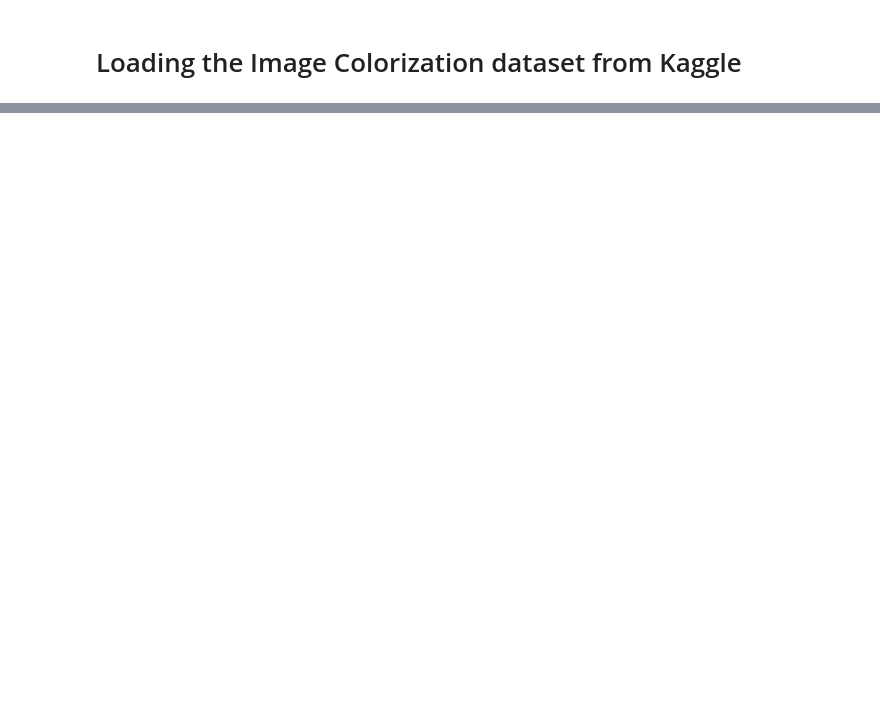
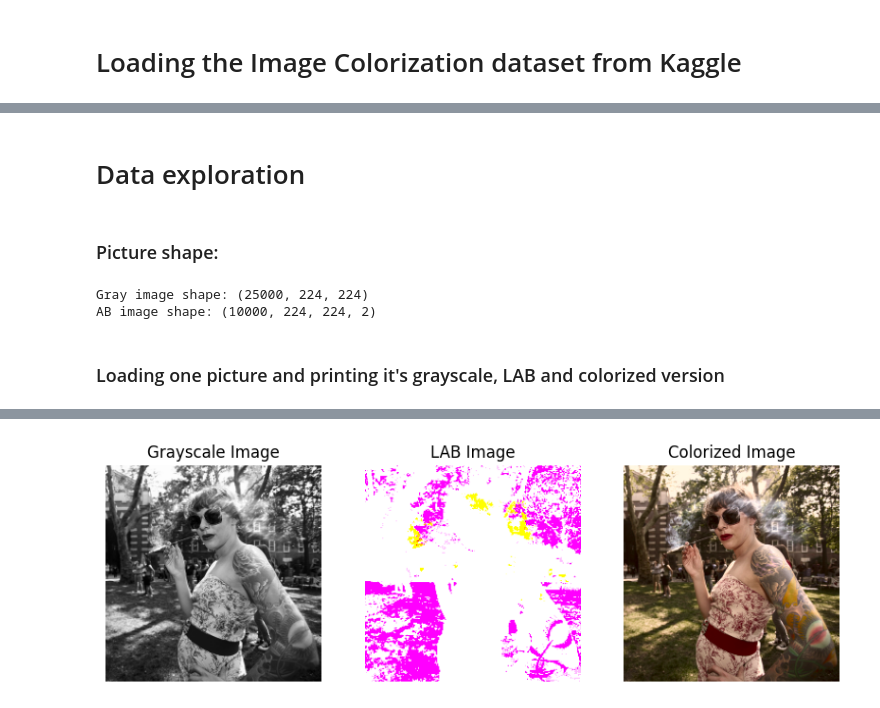
Before and after one commit to aandrijana/ColorizeIMG, a Jupyter notebook: ColorizeIMG.ipynb, the cells around one changed output, grey strips where cells are left out. Drawn from its saved outputs; the diff is of its cells as text; code cells hidden in the pictures; blank space fills up the shorter version.

Commit message:
Updated with Data Exploration

```diff
--- a/ColorizeIMG.ipynb
+++ b/ColorizeIMG.ipynb
@@ -57,0 +60,66 @@ os.listdir("image_colorization_data")
+# %% [markdown]
+# Data exploration
+# %% [markdown]
+### Picture shape:
+# %%
+import numpy as np
+l_channel = np.load("image_colorization_data/l/gray_scale.npy")
+ab1= np.load("image_colorization_data/ab/ab/ab1.npy")
+print("Gray image shape:", l_channel.shape)
+print("AB image shape:", ab1.shape)
+# %% [output]
+Gray image shape: (25000, 224, 224)
+AB image shape: (10000, 224, 224, 2)
+# %% [markdown]
+### Loading one picture and printing it's grayscale, LAB and colorized version
+# %%
+import cv2
+import matplotlib.pyplot as plt
+# Load grayscale L channel
+gray_images = np.load("image_colorization_data/l/gray_scale.npy")  # Shape: (N, 224, 224)
+
+# Load AB files
+ab1 = np.load("image_colorization_data/ab/ab/ab1.npy")
+ab2 = np.load("image_colorization_data/ab/ab/ab2.npy")
+ab3 = np.load("image_colorization_data/ab/ab/ab3.npy")
+index = 0
+
+
+if index < ab1.shape[0]:
+    ab = ab1[index]
+elif index < ab1.shape[0] + ab2.shape[0]:
+    ab = ab2[index - ab1.shape[0]]
+elif index < ab1.shape[0] + ab2.shape[0] + ab3.shape[0]:
+    ab = ab3[index - ab1.shape[0] - ab2.shape[0]]
+else:
+    raise ValueError("Index out of range for available AB data.")
+
+l_channel = gray_images[index]
+l_channel = (l_channel / 255.0) * 100  #In LAB color space, L values range from 0 to 100
+# Fix AB scaling from [20,226] → [-128,127]
+ab = ((ab - 20) / (226 - 20)) * (127 - (-128)) + (-128)
+
+# Merge into LAB format
+lab_image = np.dstack((l_channel, ab))
+
+# Convert LAB to RGB
+rgb_image = cv2.cvtColor(lab_image.astype(np.float32), cv2.COLOR_LAB2RGB)
+
+# Clip and display
+rgb_image = np.clip(rgb_image, 0, 1)
+
+fig, ax = plt.subplots(1, 3, figsize=(10, 5))
+ax[0].imshow(gray_images[index], cmap='gray')
+ax[0].set_title("Grayscale Image")
+ax[0].axis("off")
+
+ax[1].imshow(lab_image)
+ax[1].set_title("LAB Image")
+ax[1].axis("off")
+
+ax[2].imshow(rgb_image)
+ax[2].set_title("Colorized Image")
+ax[2].axis("off")
+
+plt.show()
+# %% [output]
@@ -57,0 +127 @@ os.listdir("image_colorization_data")
+[figure, added]
```
Also changed, not shown: parts of 16 cells of this notebook.
